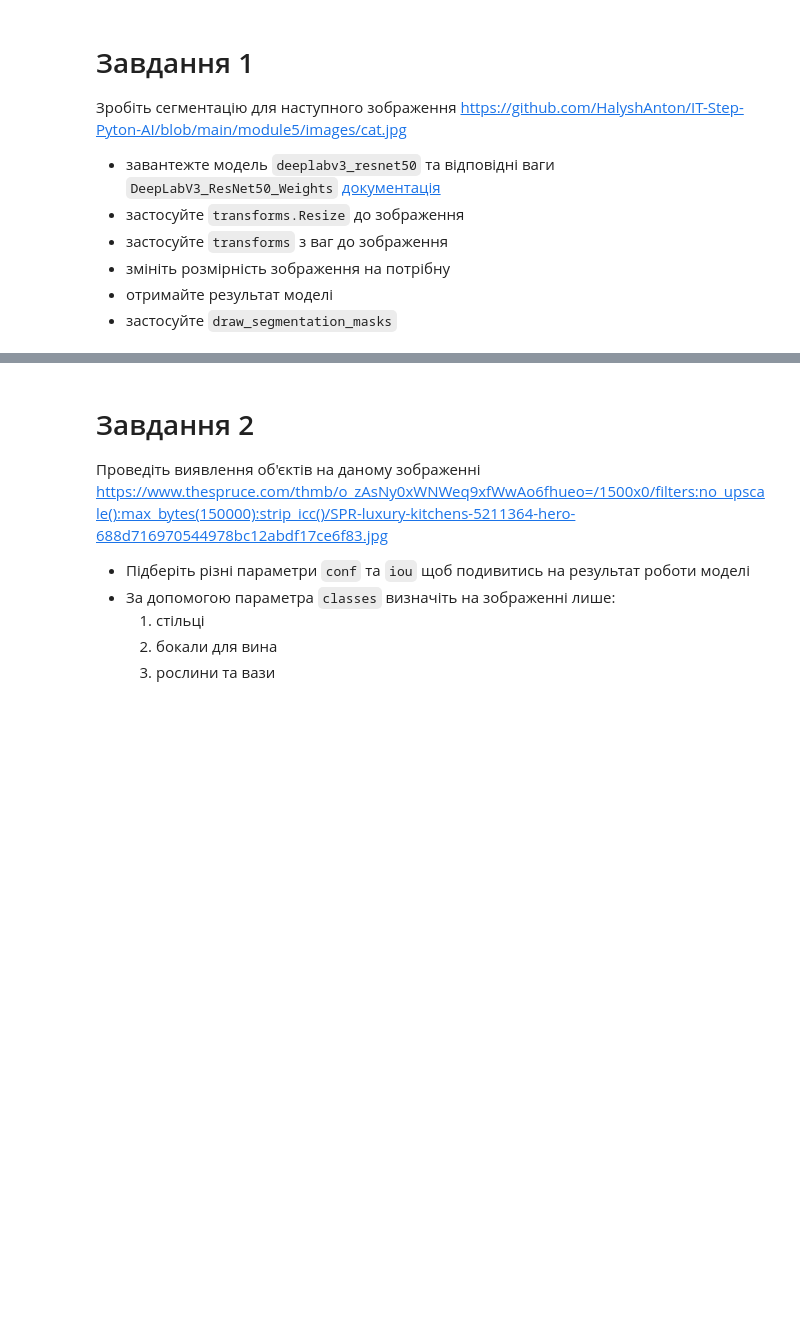
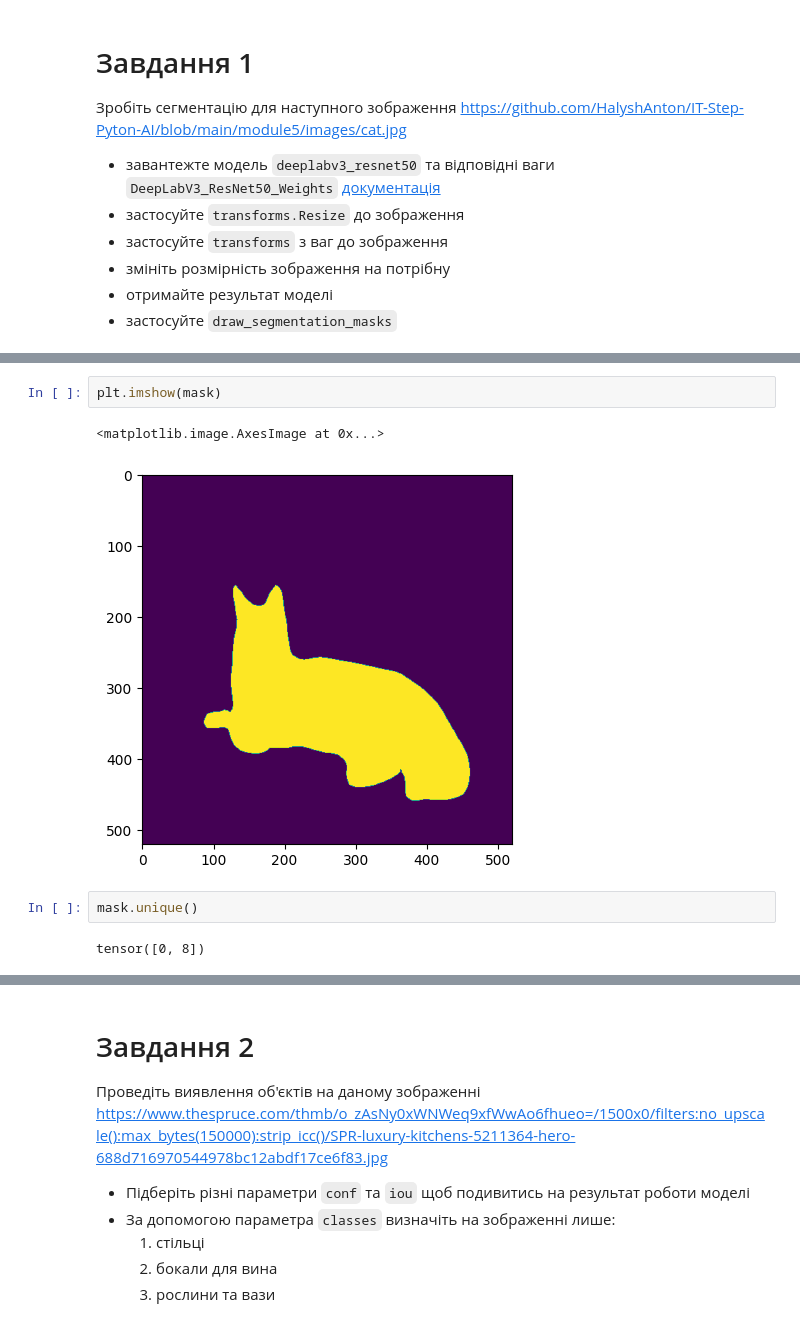
Before and after one commit to shaya-686/AI, a Jupyter notebook: Практика_компютерний_зір.ipynb, the cells around one changed output, grey strips where cells are left out. Saved outputs shown, nothing was run; the diff lists cells and outputs as text; blank space fills up the shorter version.

```diff
--- a/Практика_компютерний_зір.ipynb
+++ b/Практика_компютерний_зір.ipynb
@@ -13,0 +52,9 @@
+# %%
+plt.imshow(mask)
+# %% [output]
+<matplotlib.image.AxesImage at 0x...>
+[figure, added]
+# %%
+mask.unique()
+# %% [output]
+tensor([0, 8])
```
Also changed, not shown: parts of 9 cells of this notebook.
